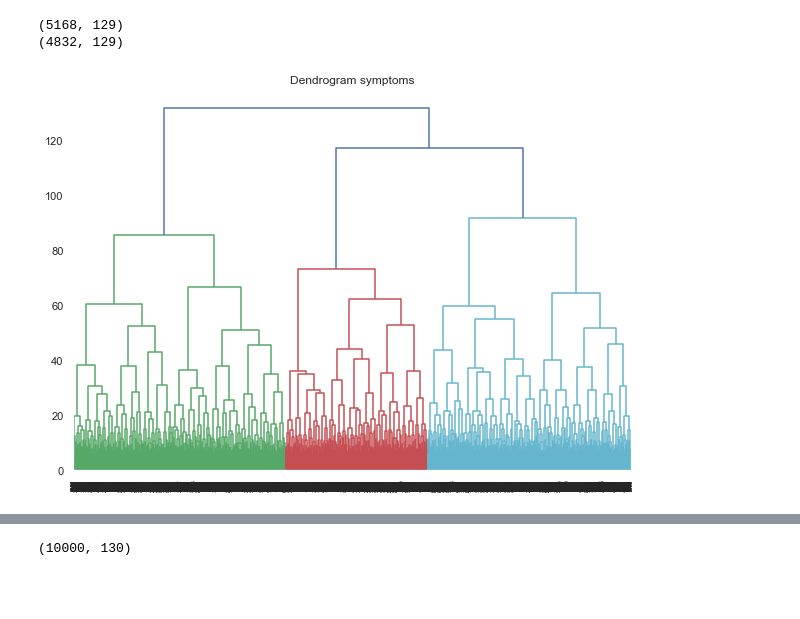
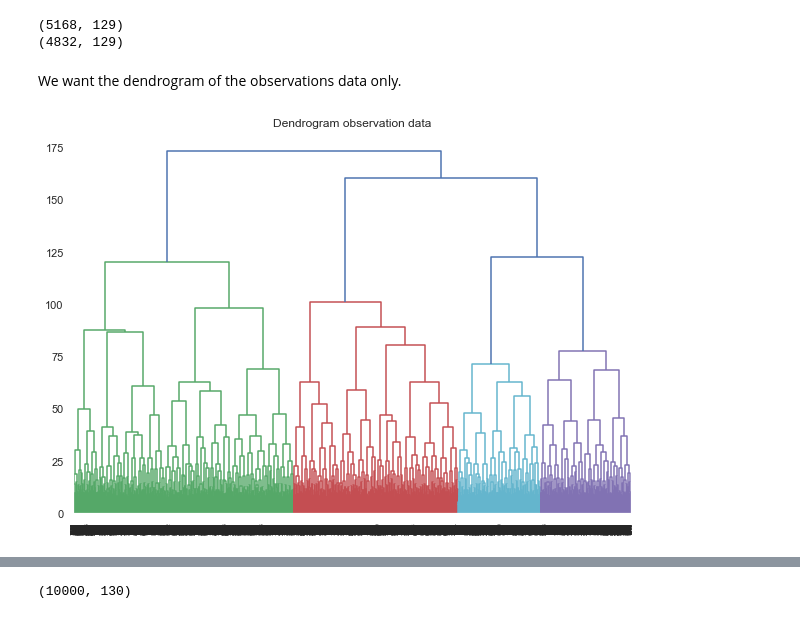
Before and after one commit to bjornite/IN-STK9000, a Jupyter notebook: Project_2/Project2-final.ipynb, the cells around one changed output, grey strips where cells are left out. Cells and saved outputs as stored; diff of their text form; code cells hidden in the pictures; blank space fills up the shorter version.

```diff
--- a/Project_2/Project2-final.ipynb
+++ b/Project_2/Project2-final.ipynb
@@ -33,10 +35,12 @@ print(symptoms_false.shape)
 # %% [output]
 (5168, 129)
 (4832, 129)
+# %% [markdown]
+We want the dendrogram of the observations data only.
 # %%
 plt.figure(figsize=(10, 7))
-plt.title("Dendrogram symptoms")
-dend = shc.dendrogram(shc.linkage(symptoms_true[:,:127], method='ward')) #without the actual labels.
+plt.title("Dendrogram observation data")
+dend = shc.dendrogram(shc.linkage(observations, method='ward'))
 plt.show()
 # %% [output]
-[figure, old version]
+[figure, new version]
```
Also changed, not shown: parts of 22 cells of this notebook, 8 other files.
